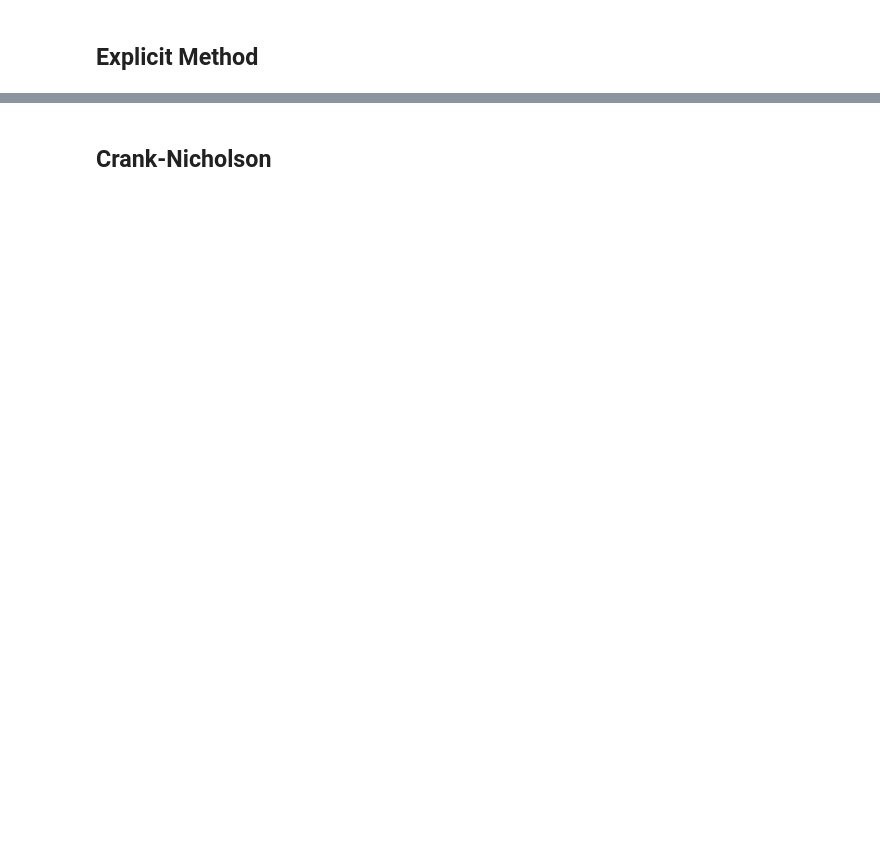
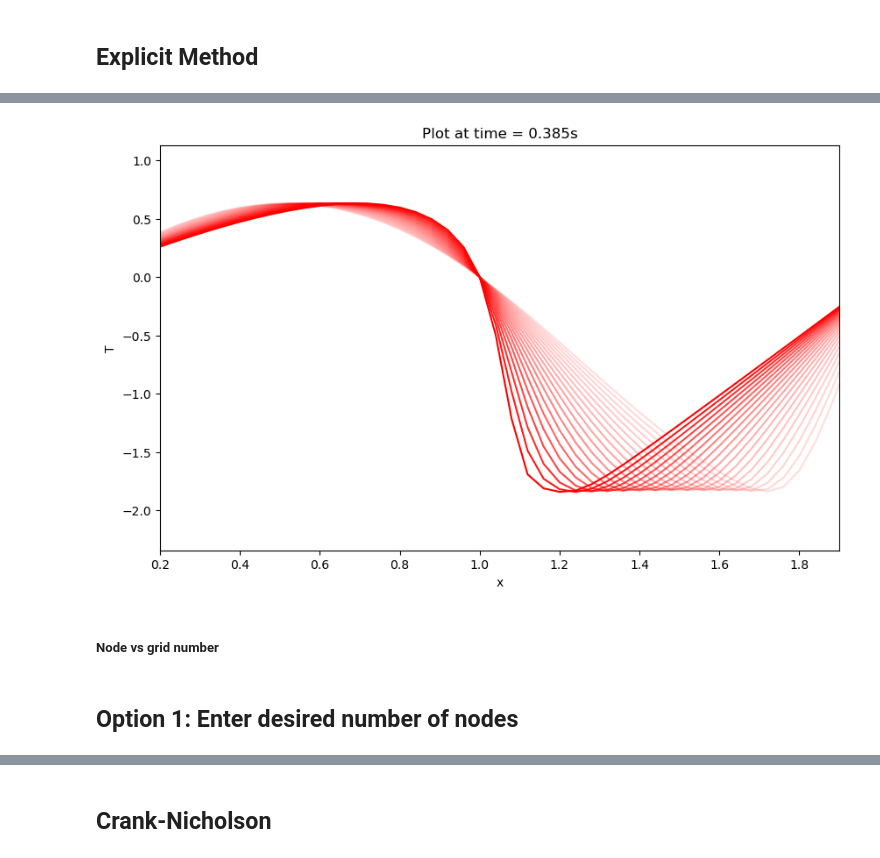
Before and after one commit to Miller-Ryan-1/csueb_phys, a Jupyter notebook: numerical_pdes/inviscid_burgers.ipynb, the cells around one changed output, grey strips where cells are left out. Saved outputs shown, nothing was run; the diff lists cells and outputs as text; code cells hidden in the pictures; blank space fills up the shorter version.

```diff
--- a/numerical_pdes/inviscid_burgers.ipynb
+++ b/numerical_pdes/inviscid_burgers.ipynb
@@ -78,32 +70,67 @@ plt.show()
 # %%
-def heat_plotter(U, steps):
+def heat_plotter_advanced(U, L, t_max, steps, t_min_plot, t_max_plot, x_min_plot, x_max_plot):
+
+    dt = t_max/len(U)
+    t_min_index = int(t_min_plot / dt)
+    t_max_index = int(t_max_plot / dt)
+    print('t_min_index:',t_min_index)
+    print('t_max_index:',t_max_index)
+
+    dx = L/len(U[0])
+    x_min_index = int(x_min_plot / dx)
+    x_max_index = int(x_max_plot / dx)
+    print('x_min_index:',x_min_index)
+    print('x_max_index:',x_max_index)
+
+    # Create slice to analyze
+    U_slice = U[t_min_index:t_max_index]
 
     fig, ax = plt.subplots(figsize=(10, 6))
     ax.set_xlabel('x')  # Set x-axis label
     ax.set_ylabel('T')  # Set y-axis label
 
     # Set the y-axis limits
-    y_min = min([min(u) for u in U]) - 0.5  # Find the minimum y-value in U with some buffer
-    y_max = max([max(u) for u in U]) + 0.5  # Find the maximum y-value in U with some buffer
+    y_min = min([min(u) for u in U_slice]) - 0.5  # Find the minimum y-value in U with some buffer
+    y_max = max([max(u) for u in U_slice]) + 0.5  # Find the maximum y-value in U with some buffer
     ax.set_ylim(y_min, y_max)
 
+    # Set the x-axis limits
+    ax.set_xlim(x_min_plot, x_max_plot)
+
     lines = []  # List to store line objects
-    alpha_decay = .5  # Factor to reduce the alpha of previous lines
+    alpha_decay = .9  # Factor to reduce the alpha of previous lines
 
     plt.show()
 
-    for i in np.arange(0, len(U), len(U)//steps):
+    interval = len(U_slice)//steps
+
+    for i in np.arange(0, len(U_slice), interval):
         # Update the alpha values of existing lines
+
         for line in lines:
             line.set_alpha(line.get_alpha() * alpha_decay)
 
+        i_out.append(i)
+        # Compute scaled x-axis values
+        x_values = np.linspace(0, L, len(U_slice[i]))
+        x_values_used = x_values[x_min_index:x_max_index+1]
+
         # Add new line
-        new_line, = ax.plot(U[i], color='red', alpha=1.0)  # Start with full opacity
+        new_line, = ax.plot(x_values_used,U_slice[i][x_min_index:x_max_index+1], color='red', alpha=1.0)  # Start with full opacity
         lines.append(new_line)  # Store the new line object
-        ax.set_title(f"Plot at time = {i/(len(U)-1)}s")  # Update the title with the current step
+        #ax.set_title(f"Plot at time = {i/(len(U_slice)-1)}s")  # Update the title with the current step
+        ax.set_title(f"Plot at time = {round(t_min_plot + i*dt,3)}s")
+
 
         # Handling plot display
         clear_output(wait=True)  # Clear the previous plot
         display(fig)  # Display the current figure
 
         time.sleep(0.25)  # Pause for half a second before the next update
+# %%
+# heat_plotter_advanced(U, L, t_max, steps, t_min_plot, t_max_plot, x_min_plot, x_max_plot)
+heat_plotter_advanced(U, L, t_max, 20, .1, .4, .2, 1.9)
+# %% [output]
+[figure, added]
+# %% [markdown]
+##### Node vs grid number
@@ -109,0 +159,2 @@ def heat_plotter(U, steps):
+# %% [markdown]
+## Option 1: Enter desired number of nodes
```
Also changed, not shown: parts of 28 cells of this notebook, 1 other file.
